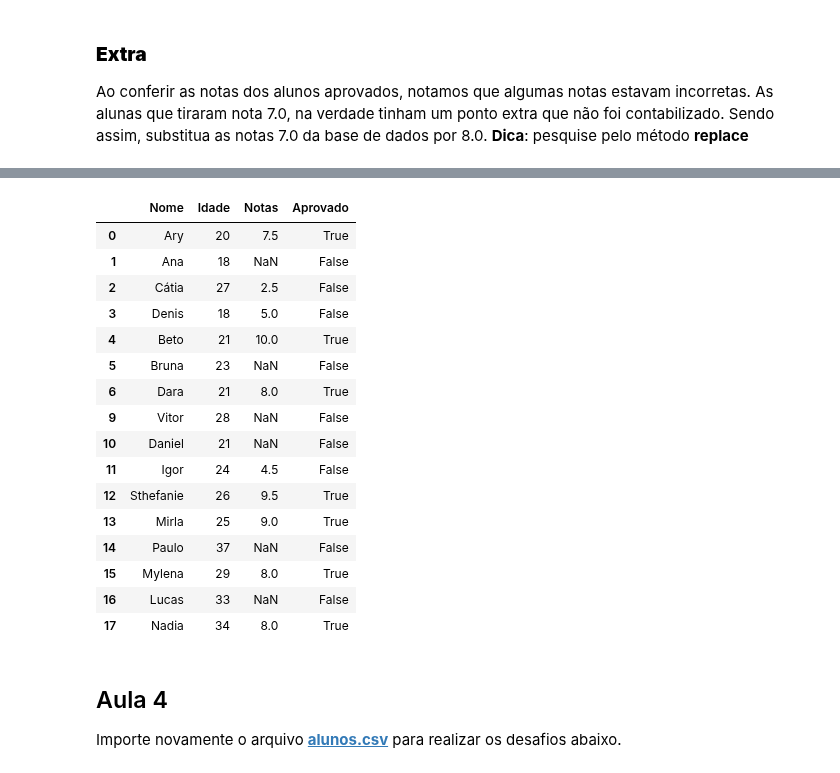
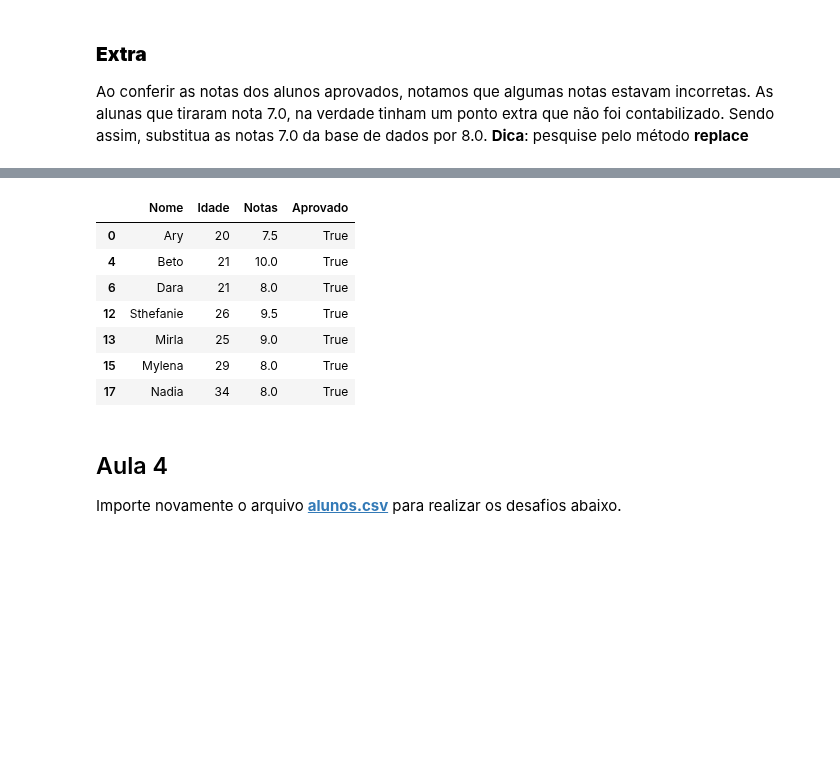
Before and after one commit to orlandojsjunior/Python_para_Data_Science-pandas_conhecendo_a_biblioteca, a Jupyter notebook: desafios.ipynb, the cells around one changed output, grey strips where cells are left out. Drawn from its saved outputs; the diff is of its cells as text; code cells hidden in the pictures; blank space fills up the shorter version.

```diff
--- a/desafios.ipynb
+++ b/desafios.ipynb
@@ -409,26 +398,16 @@ dados.replace(7,8)
 | 17 | Nadia | 34 | 8.0 | True |
 # %%
-dados = dados.replace(7,8)
+alunos_aprovados = alunos_aprovados.replace(7.0, 8.0)
+alunos_aprovados
+# %% [output]
+|  | Nome | Idade | Notas | Aprovado |
+| 0 | Ary | 20 | 7.5 | True |
+| 4 | Beto | 21 | 10.0 | True |
+| 6 | Dara | 21 | 8.0 | True |
+| 12 | Sthefanie | 26 | 9.5 | True |
+| 13 | Mirla | 25 | 9.0 | True |
+| 15 | Mylena | 29 | 8.0 | True |
+| 17 | Nadia | 34 | 8.0 | True |
-# %%
-dados
-# %% [output]
-|  | Nome | Idade | Notas | Aprovado |
-| 0 | Ary | 20 | 7.5 | True |
-| 1 | Ana | 18 | NaN | False |
-| 2 | Cátia | 27 | 2.5 | False |
-| 3 | Denis | 18 | 5.0 | False |
-| 4 | Beto | 21 | 10.0 | True |
-| 5 | Bruna | 23 | NaN | False |
-| 6 | Dara | 21 | 8.0 | True |
-| 9 | Vitor | 28 | NaN | False |
-| 10 | Daniel | 21 | NaN | False |
-| 11 | Igor | 24 | 4.5 | False |
-| 12 | Sthefanie | 26 | 9.5 | True |
-| 13 | Mirla | 25 | 9.0 | True |
-| 14 | Paulo | 37 | NaN | False |
-| 15 | Mylena | 29 | 8.0 | True |
-| 16 | Lucas | 33 | NaN | False |
-| 17 | Nadia | 34 | 8.0 | True |
 # %% [markdown]
 ## Aula 4
 
```
Also changed, not shown: parts of 12 cells of this notebook, 1 other file.
